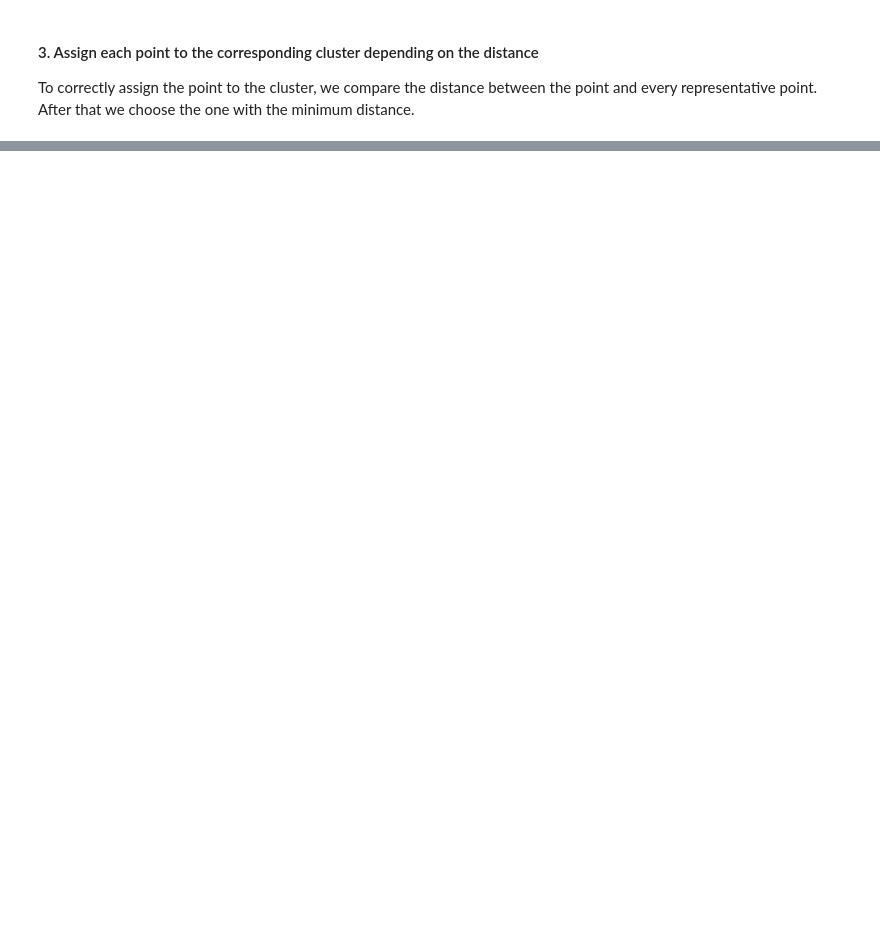
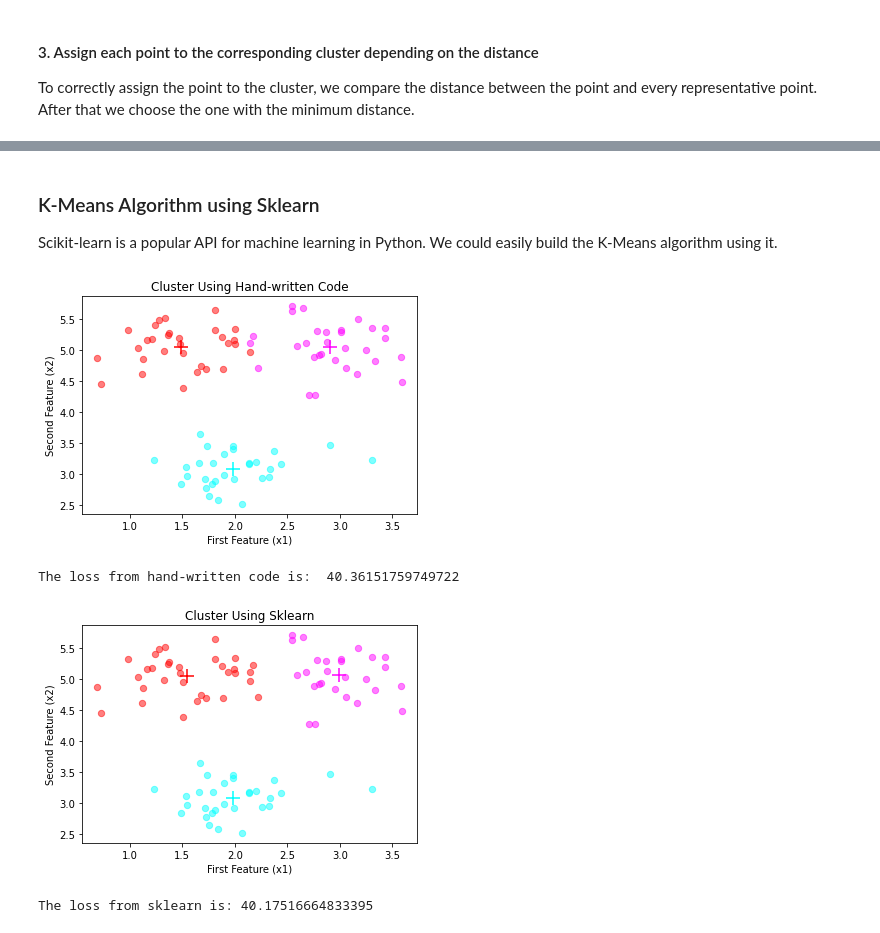
Before and after one commit to techx-cv/Machine_Learning_Tutorial_Clustering, a Jupyter notebook: NoteBook/Clustering.ipynb, the cells around one changed output, grey strips where cells are left out. Cells and saved outputs as stored; diff of their text form; code cells hidden in the pictures; blank space fills up the shorter version.

```diff
--- a/NoteBook/Clustering.ipynb
+++ b/NoteBook/Clustering.ipynb
@@ -260,0 +298,21 @@ $|C_i|$ means the number of points in the cluster $C_i$.
+# %%
+def updateRepresentativePoint(cluster):
+    '''
+        Return representative points for all clusters as
+    a numpy array by finding the mean point (centroid) of
+    each cluster
+
+    Argument:
+        cluster: dictionary, key=the index of the cluster, value=numpy array with shape (the number of points within the cluster, the number of features for each point)
+
+    Return:
+        representativePoint: np.ndarray, numpy array with shape (the number of clusters, the number of features for each point)
+    '''
+    # Find the mean point of each cluster
+    representativePoint=[np.mean(value,0) for value in cluster.values()]
+    return np.array(representativePoint)
+
+newRepresentativePoint=updateRepresentativePoint(cluster)
+print(f"The original/new first representative point is {representativePoint[0]}/{newRepresentativePoint[0]}")
+print(f"The original/new second representative point is {representativePoint[1]}/{newRepresentativePoint[1]}")
+print(f"The original/new third representative point is {representativePoint[2]}/{newRepresentativePoint[2]}")
@@ -260,0 +443,32 @@ $|C_i|$ means the number of points in the cluster $C_i$.
+# %% [markdown]
+### K-Means Algorithm using Sklearn
+Scikit-learn is a popular API for machine learning in Python. We could easily build the K-Means algorithm using it.
+# %%
+import sklearn.cluster as cluster
+
+dataset=readCSV()
+
+# Result from hand-written code
+result=KMeans(dataset, K=3, epoch=5, plot=False, reportLoss=False)
+
+# Result from sklearn
+# For more information, please check: https://scikit-learn.org/stable/modules/generated/sklearn.cluster.KMeans.html#sklearn.cluster.KMeans.score
+# Initialise a K-Means model using sklearn
+model=cluster.KMeans(n_clusters=3, init="random")
+# Fit the model using the dataset
+model.fit(dataset)
+
+# Manually form the cluster and calculate the loss using results by sklearn
+lossSklearn=calculateLoss(dataset, model.cluster_centers_, model.labels_)
+clusterSklean=formCluster(dataset, model.labels_, K=3)
+
+# Compare results
+plotKMeans(result["cluster"], result["representativePoint"], "Cluster Using Hand-written Code")
+print("The loss from hand-written code is: ", result["loss"])
+plotKMeans(clusterSklean, model.cluster_centers_, "Cluster Using Sklearn")
+print(f"The loss from sklearn is: {lossSklearn}")
+# %% [output]
+[figure, added]
+The loss from hand-written code is:  40.36151759749722
+[figure, added]
+The loss from sklearn is: 40.17516664833395
```
Also changed, not shown: parts of 22 cells of this notebook, 1 other file.
